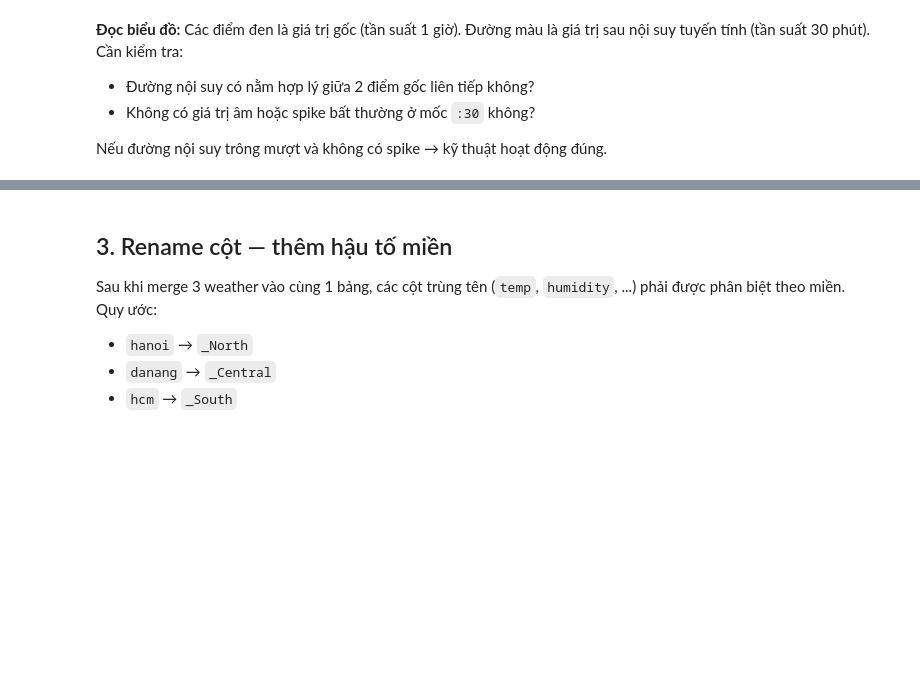
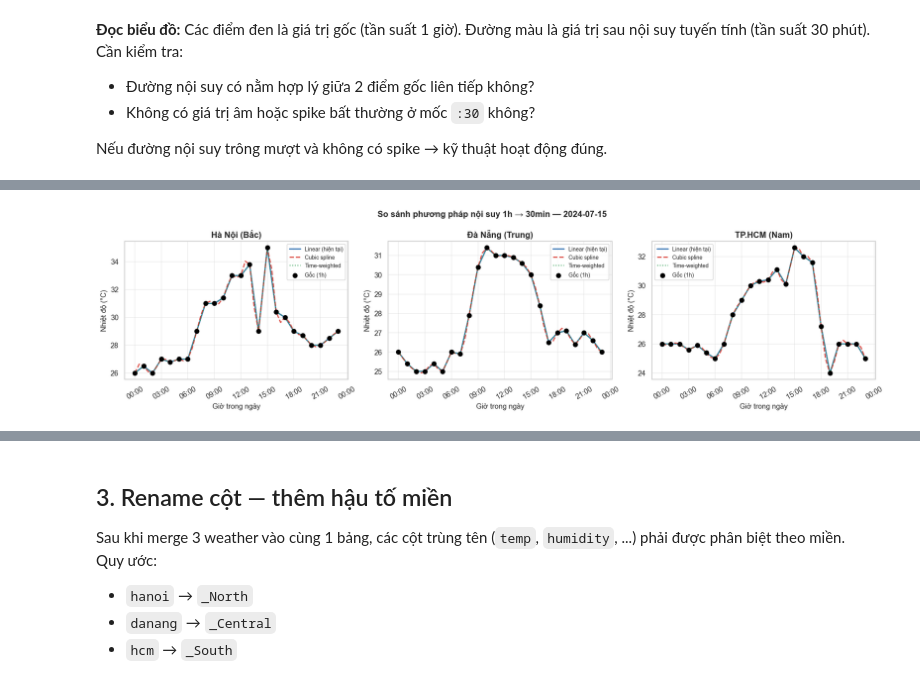
Before and after one commit to kicky-33/DS108-Project, a Jupyter notebook: notebooks/05_integration.ipynb, the cells around one changed output, grey strips where cells are left out. Drawn from its saved outputs; the diff is of its cells as text; code cells hidden in the pictures; blank space fills up the shorter version.

```diff
--- a/notebooks/05_integration.ipynb
+++ b/notebooks/05_integration.ipynb
@@ -138,4 +138,18 @@ hcm    = load_processed('hcm_v1_clean.csv',    time_col='Timestamp')
   [danang_v1_clean.csv]  26,304 dòng × 12 cột | 2023-03-11 00:00:00 → 2026-03-10 23:00:00
   [hcm_v1_clean.csv]  26,304 dòng × 12 cột | 2023-03-11 00:00:00 → 2026-03-10 23:00:00
 # %%
-#  Kiểm tra nhanh cột của từng file weather # Cột kỳ vọng sau notebook 04EXPECTED_WEATHER_COLS = [    'Timestamp', 'temp', 'feelslike', 'humidity', 'precip',    'precipprob', 'windspeed', 'cloudcover', 'solarradiation',    'uvindex', 'conditions', 'icon']for name, df in [('hanoi', hanoi), ('danang', danang), ('hcm', hcm)]:    missing_cols = [c for c in EXPECTED_WEATHER_COLS if c not in df.columns]    extra_cols   = [c for c in df.columns if c not in EXPECTED_WEATHER_COLS]    status = '[OK] OK' if not missing_cols else f'[ERROR] Thiếu: {missing_cols}'    print(f'{name}: {status}' + (f' | Extra: {extra_cols}' if extra_cols else ''))print()print('Cột NSMO:', list(nsmo.columns))
+#  Kiem tra nhanh cot cua tung file weather
+EXPECTED_WEATHER_COLS = [
+    'Timestamp', 'temp', 'feelslike', 'humidity', 'precip',
+    'precipprob', 'windspeed', 'cloudcover', 'solarradiation',
+    'uvindex', 'conditions', 'icon'
+]
+
+for name, df in [('hanoi', hanoi), ('danang', danang), ('hcm', hcm)]:
+    missing_cols = [c for c in EXPECTED_WEATHER_COLS if c not in df.columns]
+    extra_cols   = [c for c in df.columns if c not in EXPECTED_WEATHER_COLS]
+    status = '[OK]' if not missing_cols else f'[ERROR] Thieu: {missing_cols}'
+    print(f'{name}: {status}' + (f' | Extra: {extra_cols}' if extra_cols else ''))
+
+print()
+print('Cot NSMO:', list(nsmo.columns))
@@ -259,0 +421,70 @@ Nếu đường nội suy trông mượt và không có spike → kỹ thuật h
+# %%
+# Biểu đồ so sánh 3 phương pháp nội suy — 1 ngày sample
+sample_date_bench = '2024-07-15'
+
+fig, axes = plt.subplots(1, 3, figsize=(17, 4.5), sharey=False)
+method_styles = {
+    'linear': {'color': '#2166ac', 'lw': 2.0, 'ls': '-',  'label': 'Linear (hiện tại)'},
+    'cubic':  {'color': '#d73027', 'lw': 1.8, 'ls': '--', 'label': 'Cubic spline'},
+    'time':   {'color': '#1a9641', 'lw': 1.5, 'ls': ':',  'label': 'Time-weighted'},
+}
+
+for ax, (df_city, city_label) in zip(axes, CITIES_FOR_BENCHMARK):
+    # Dữ liệu gốc 1h của ngày sample
+    day_mask = df_city['Timestamp'].dt.date == pd.Timestamp(sample_date_bench).date()
+    raw_day = df_city[day_mask].copy().set_index('Timestamp')
+
+    # Tạo chuỗi 30min cho ngày đó từ mỗi phương pháp
+    ts_30 = pd.date_range(
+        start=raw_day.index.min(),
+        end=raw_day.index.max(),
+        freq='30min'
+    )
+    df_plot = pd.DataFrame(index=ts_30)
+    df_plot['original'] = raw_day['temp']
+
+    for method in METHODS:
+        df_m = df_plot.copy()
+        df_m['temp'] = df_m['original']
+
+        # Resample về 30min rồi interpolate theo method
+        df_resampled = (
+            raw_day[['temp']]
+            .resample('30min')
+            .asfreq()
+        )
+        if method in ('linear', 'time'):
+            df_resampled['temp'] = df_resampled['temp'].interpolate(method=method)
+        elif method == 'cubic':
+            df_resampled['temp'] = df_resampled['temp'].interpolate(method='cubic')
+        df_plot[method] = df_resampled['temp']
+
+    # Vẽ
+    for method, style in method_styles.items():
+        ax.plot(df_plot.index, df_plot[method],
+                color=style['color'], lw=style['lw'],
+                ls=style['ls'], label=style['label'], alpha=0.85)
+
+    # Điểm gốc
+    ax.scatter(raw_day.index, raw_day['temp'],
+               color='black', s=45, zorder=6, label='Gốc (1h)', marker='o')
+
+    ax.set_title(city_label, fontweight='bold')
+    ax.set_xlabel('Giờ trong ngày')
+    ax.set_ylabel('Nhiệt độ (°C)')
+    ax.xaxis.set_major_formatter(mdates.DateFormatter('%H:%M'))
+    ax.tick_params(axis='x', rotation=30)
+    ax.legend(fontsize=8.5)
+    ax.grid(True, alpha=0.35)
+
+fig.suptitle(
+    f'So sánh phương pháp nội suy 1h → 30min — {sample_date_bench}',
+    fontsize=13, fontweight='bold'
+)
+plt.tight_layout()
+fig.savefig(REPORTS_DIR / 'interpolation_method_comparison.png',
+            bbox_inches='tight', dpi=120)
+plt.show()
+print('Đã lưu: reports/integration/interpolation_method_comparison.png')
+# %% [output]
+[figure, added]
```
Also changed, not shown: parts of 6 cells of this notebook, 34 other files.
